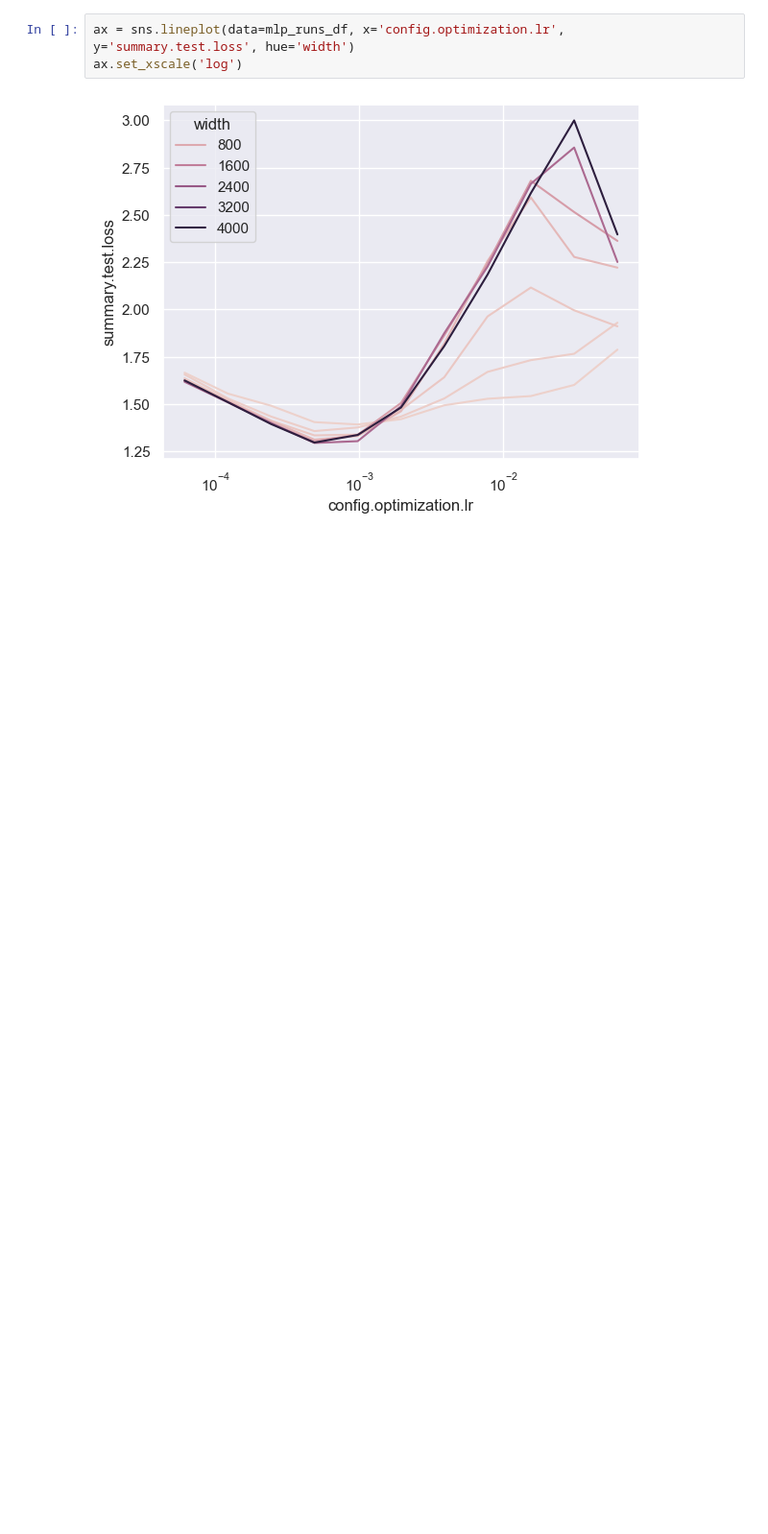
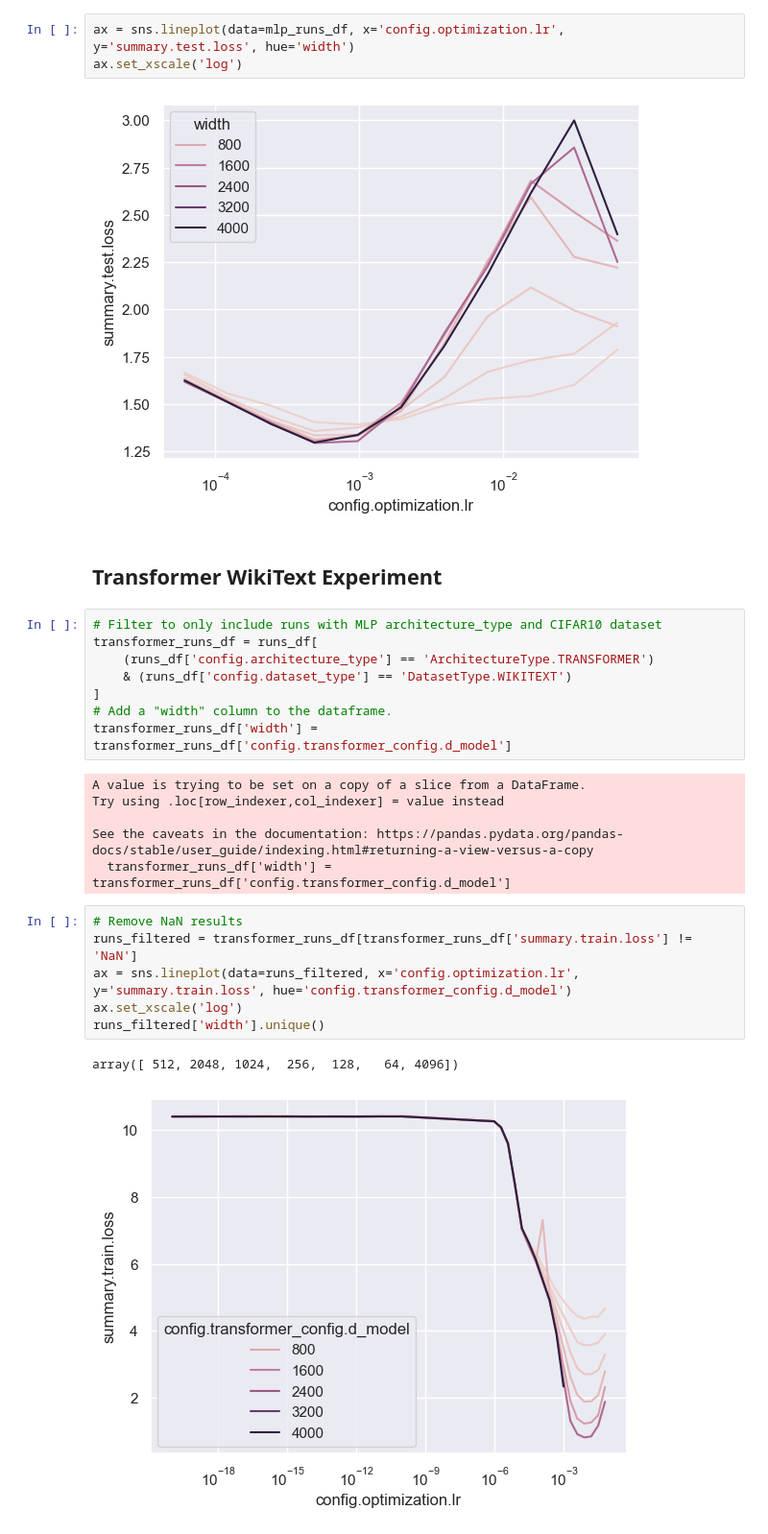
Before and after one commit to BrunoKM/tensor-reprogram, a Jupyter notebook: plots/hyperparam_vs_scale_alignment.ipynb, the cells around one changed output. Shown: that part at 96% size. Saved outputs shown, nothing was run; the diff lists cells and outputs as text; blank space fills up the shorter version.

Commit message:
Add NaN filtering

```diff
--- a/plots/hyperparam_vs_scale_alignment.ipynb
+++ b/plots/hyperparam_vs_scale_alignment.ipynb
@@ -121,3 +119,28 @@ ax = sns.lineplot(data=mlp_runs_df, x='config.optimization.lr', y='summary.test.
 ax.set_xscale('log')
 # %% [output]
 [figure]
+# %% [markdown]
+## Transformer WikiText Experiment
+# %%
+# Filter to only include runs with MLP architecture_type and CIFAR10 dataset
+transformer_runs_df = runs_df[
+    (runs_df['config.architecture_type'] == 'ArchitectureType.TRANSFORMER')
+    & (runs_df['config.dataset_type'] == 'DatasetType.WIKITEXT')
+]
+# Add a "width" column to the dataframe.
+transformer_runs_df['width'] = transformer_runs_df['config.transformer_config.d_model']
+# %% [output]
+A value is trying to be set on a copy of a slice from a DataFrame.
+Try using .loc[row_indexer,col_indexer] = value instead
+
+See the caveats in the documentation: https://pandas.pydata.org/pandas-docs/stable/user_guide/indexing.html#returning-a-view-versus-a-copy
+  transformer_runs_df['width'] = transformer_runs_df['config.transformer_config.d_model']
+# %%
+# Remove NaN results
+runs_filtered = transformer_runs_df[transformer_runs_df['summary.train.loss'] != 'NaN']
+ax = sns.lineplot(data=runs_filtered, x='config.optimization.lr', y='summary.train.loss', hue='config.transformer_config.d_model')
+ax.set_xscale('log')
+runs_filtered['width'].unique()
+# %% [output]
+array([ 512, 2048, 1024,  256,  128,   64, 4096])
+[figure, added]
```
Also changed, not shown: parts of 3 cells of this notebook.
